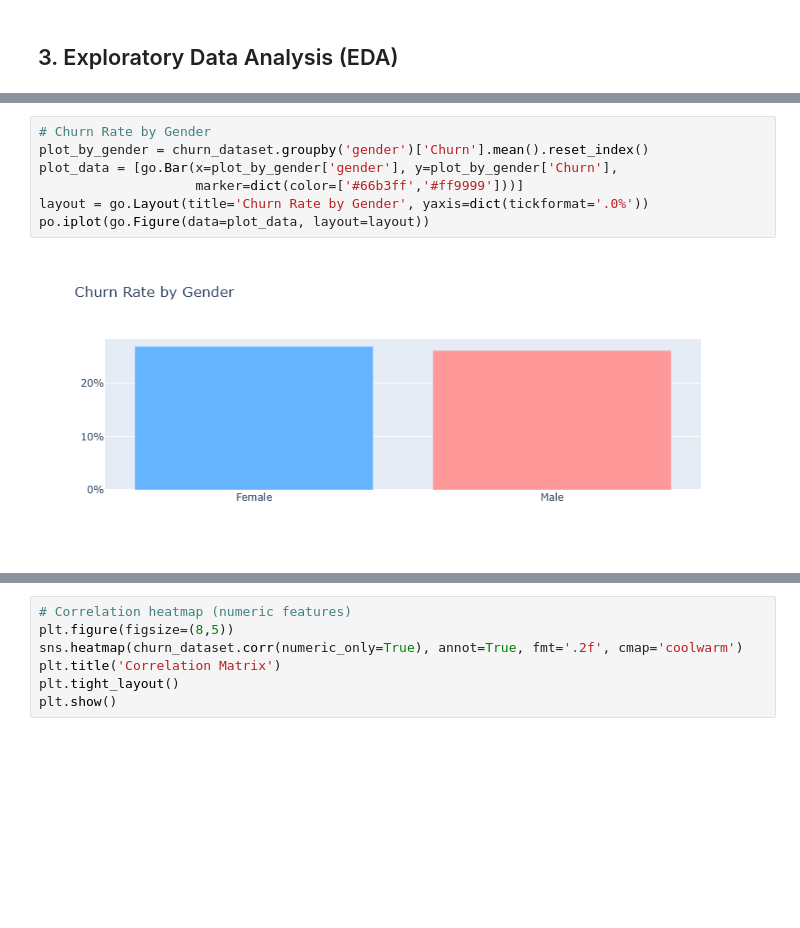
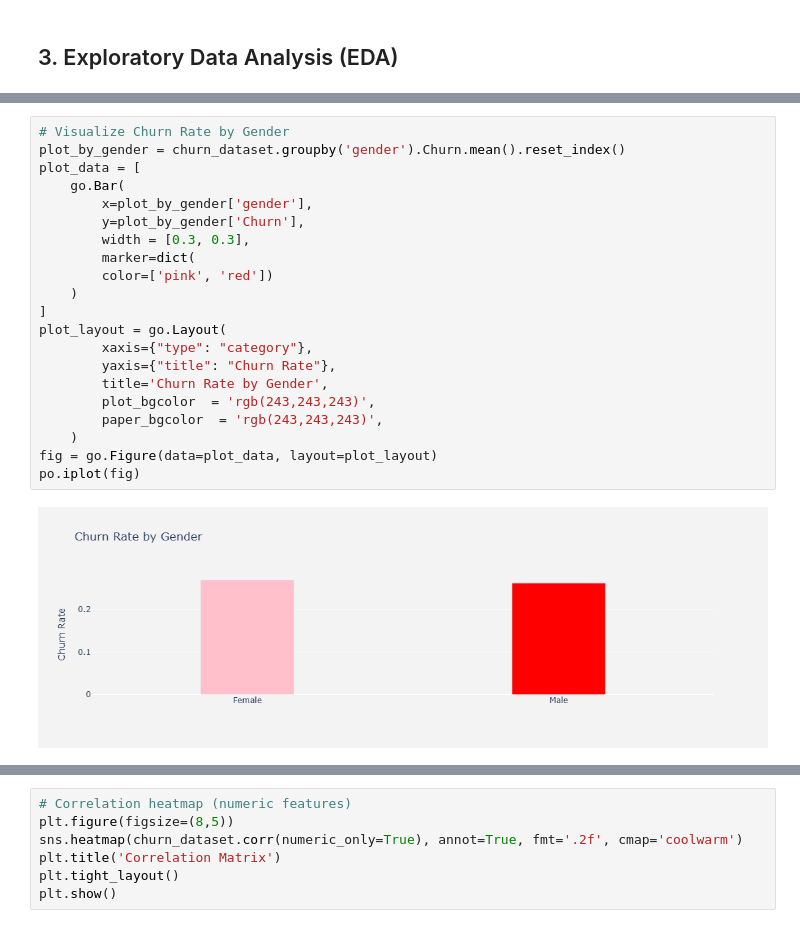
Before and after one commit to rohitjangid2/Customer-Churn-Analysis-Telecom-Dataset, a Jupyter notebook: notebook/customer_churn.ipynb, the cells around one changed output, grey strips where cells are left out. Cells and saved outputs as stored; diff of their text form; blank space fills up the shorter version.

```diff
--- a/notebook/customer_churn.ipynb
+++ b/notebook/customer_churn.ipynb
@@ -108,10 +123,24 @@ po.iplot(go.Figure(data=plot_data, layout=layout))
 # %%
-# Churn Rate by Gender
-plot_by_gender = churn_dataset.groupby('gender')['Churn'].mean().reset_index()
-plot_data = [go.Bar(x=plot_by_gender['gender'], y=plot_by_gender['Churn'],
-                    marker=dict(color=['#66b3ff','#ff9999']))]
-layout = go.Layout(title='Churn Rate by Gender', yaxis=dict(tickformat='.0%'))
-po.iplot(go.Figure(data=plot_data, layout=layout))
+# Visualize Churn Rate by Gender
+plot_by_gender = churn_dataset.groupby('gender').Churn.mean().reset_index()
+plot_data = [
+    go.Bar(
+        x=plot_by_gender['gender'],
+        y=plot_by_gender['Churn'],
+        width = [0.3, 0.3],
+        marker=dict(
+        color=['pink', 'red'])
+    )
+]
+plot_layout = go.Layout(
+        xaxis={"type": "category"},
+        yaxis={"title": "Churn Rate"},
+        title='Churn Rate by Gender',
+        plot_bgcolor  = 'rgb(243,243,243)',
+        paper_bgcolor  = 'rgb(243,243,243)',
+    )
+fig = go.Figure(data=plot_data, layout=plot_layout)
+po.iplot(fig)
 # %% [output]
-[figure, old version]
+[figure, new version]
 # %%
```
Also changed, not shown: parts of 13 cells of this notebook.
